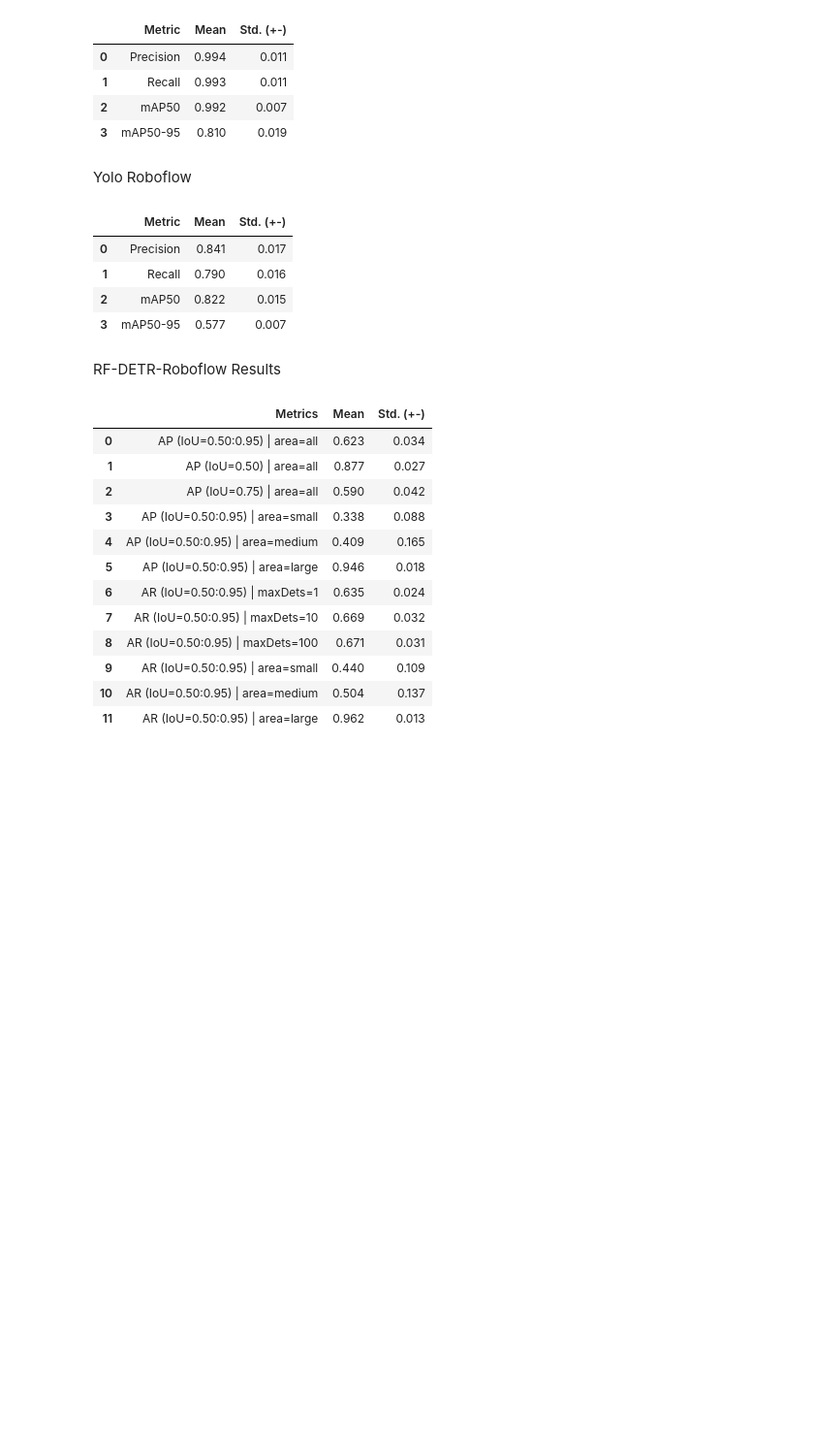
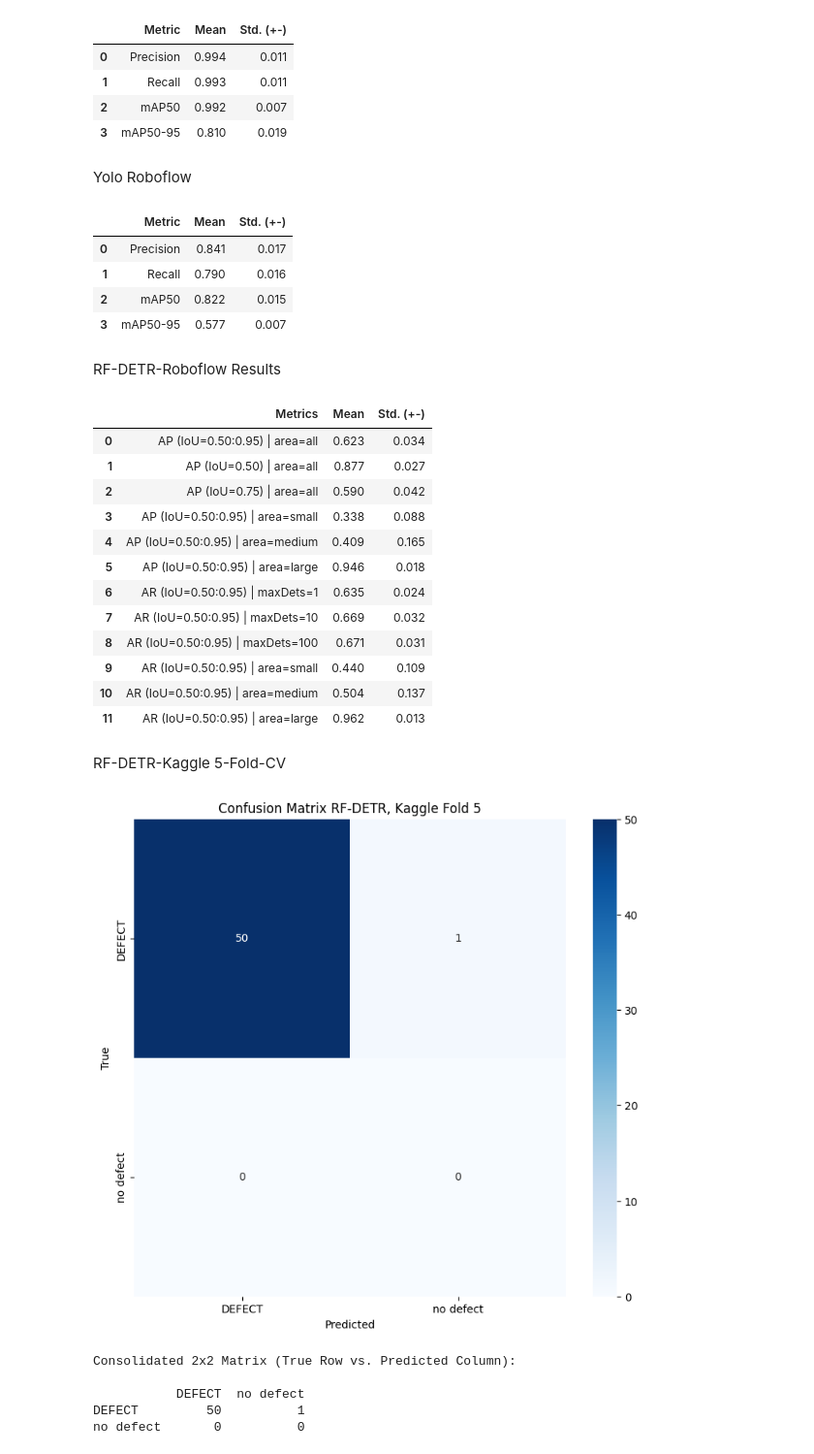
Before and after one commit to kekslol24/Glass-Defect-Detection-Evaluating-Object-Detection-Models, a Jupyter notebook: #Deployment/Code/resultsplotting.ipynb, the cells around one changed output. Shown at 97% size. Saved outputs shown, nothing was run; the diff lists cells and outputs as text; code cells hidden in the pictures; blank space fills up the shorter version.

```diff
--- a/#Deployment/Code/resultsplotting.ipynb
+++ b/#Deployment/Code/resultsplotting.ipynb
@@ -358,3 +467,59 @@ df_results_rfdetr
 | 9 | AR (IoU=0.50:0.95) | area=small | 0.440 | 0.109 |
 | 10 | AR (IoU=0.50:0.95) | area=medium | 0.504 | 0.137 |
 | 11 | AR (IoU=0.50:0.95) | area=large | 0.962 | 0.013 |
+# %% [markdown]
+RF-DETR-Kaggle 5-Fold-CV
+# %%
+import numpy as np
+import pandas as pd
+import seaborn as sns
+import matplotlib.pyplot as plt
+
+# --- 1. Construct the 2x2 Matrix Data ---
+# Classes: 0=defect, 1=Background
+
+# Row 0 (True: defect)
+
+row_defect = [50, 1]
+
+# Row 1 (True: glass)
+
+row_glass = [0, 0]
+
+
+cm_2x2_data = np.array([
+    row_defect,
+    row_glass,
+])
+
+labels_2x2 = ['DEFECT', 'no defect']
+
+
+# --- 2. Plot the 2x2 Matrix ---
+plt.figure(figsize=(9, 8))
+sns.heatmap(
+    cm_2x2_data,
+    annot=True,
+    fmt='d',
+    cmap='Blues',
+    cbar=True,
+    xticklabels=labels_2x2,
+    yticklabels=labels_2x2
+)
+
+plt.xlabel('Predicted')
+plt.ylabel('True')
+plt.title('Confusion Matrix RF-DETR, Kaggle Fold 5')
+plt.show()
+
+# Print the matrix for easy reference
+print("\nConsolidated 2x2 Matrix (True Row vs. Predicted Column):\n")
+df = pd.DataFrame(cm_2x2_data, index=labels_2x2, columns=labels_2x2)
+print(df)
+# %% [output]
+[figure, added]
+Consolidated 2x2 Matrix (True Row vs. Predicted Column):
+
+           DEFECT  no defect
+DEFECT         50          1
+no defect       0          0
```
Also changed, not shown: parts of 11 cells of this notebook, 12 other files.
